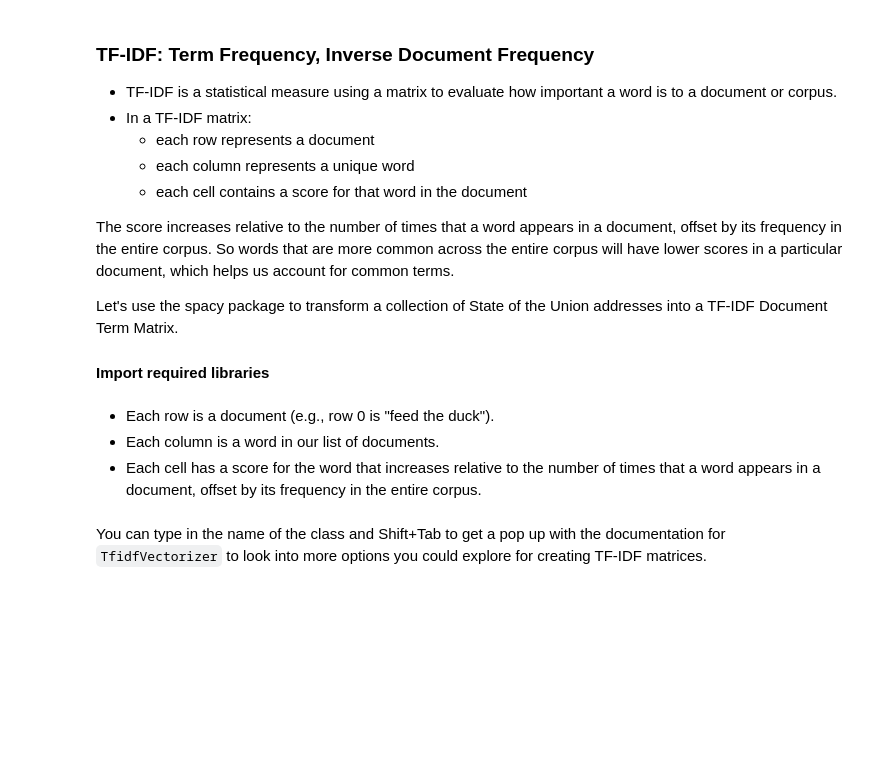
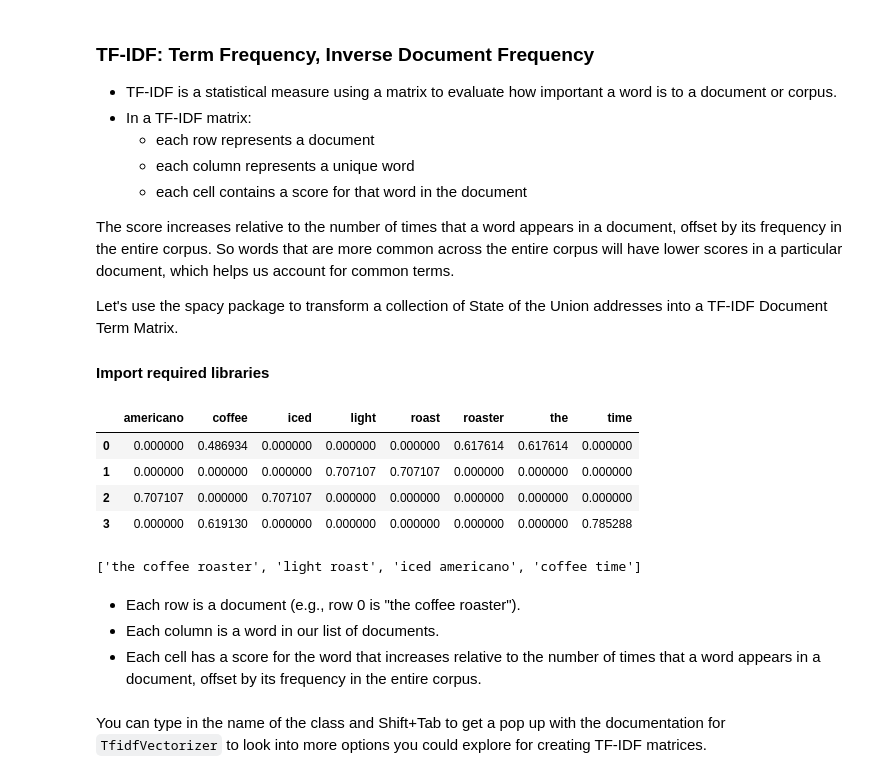
Before and after one commit to chennesy/latis_python_text, a Jupyter notebook: vectors/vectors.ipynb, the cells around one changed output. Drawn from its saved outputs; the diff is of its cells as text; code cells hidden in the pictures; blank space fills up the shorter version.

```diff
--- a/vectors/vectors.ipynb
+++ b/vectors/vectors.ipynb
@@ -162,19 +163,29 @@ import numpy as np
 nlp = spacy.load("en_core_web_md")
 # %%
 # create three simple documents
-document = ['feed the duck', 'feed the goose', 'duck duck goose']
+#document = ['feed the duck', 'feed the goose', 'duck duck goose']
 
 # Initialize the TfidfVectorizer
 vectorizer = TfidfVectorizer()
 
 # Convert a collection of raw documents to a matrix of TF-IDF features.
-tfidf_matrix = vectorizer.fit_transform(document)
+tfidf_matrix = vectorizer.fit_transform(test)
 
 # Create a DataFrame for better readability
 df = pd.DataFrame(tfidf_matrix.toarray(), columns=vectorizer.get_feature_names_out())
 df
+# %% [output]
+|  | americano | coffee | iced | light | roast | roaster | the | time |
+| 0 | 0.000000 | 0.486934 | 0.000000 | 0.000000 | 0.000000 | 0.617614 | 0.617614 | 0.000000 |
+| 1 | 0.000000 | 0.000000 | 0.000000 | 0.707107 | 0.707107 | 0.000000 | 0.000000 | 0.000000 |
+| 2 | 0.707107 | 0.000000 | 0.707107 | 0.000000 | 0.000000 | 0.000000 | 0.000000 | 0.000000 |
+| 3 | 0.000000 | 0.619130 | 0.000000 | 0.000000 | 0.000000 | 0.000000 | 0.000000 | 0.785288 |
+# %%
+test
+# %% [output]
+['the coffee roaster', 'light roast', 'iced americano', 'coffee time']
 # %% [markdown]
-- Each row is a document (e.g., row 0 is "feed the duck").
+- Each row is a document (e.g., row 0 is "the coffee roaster").
 - Each column is a word in our list of documents.
 - Each cell has a score for the word that increases relative to the number of times that a word appears in a document, offset by its frequency in the entire corpus.
 # %% [markdown]
```
Also changed, not shown: parts of 34 cells of this notebook, 2 other files.
